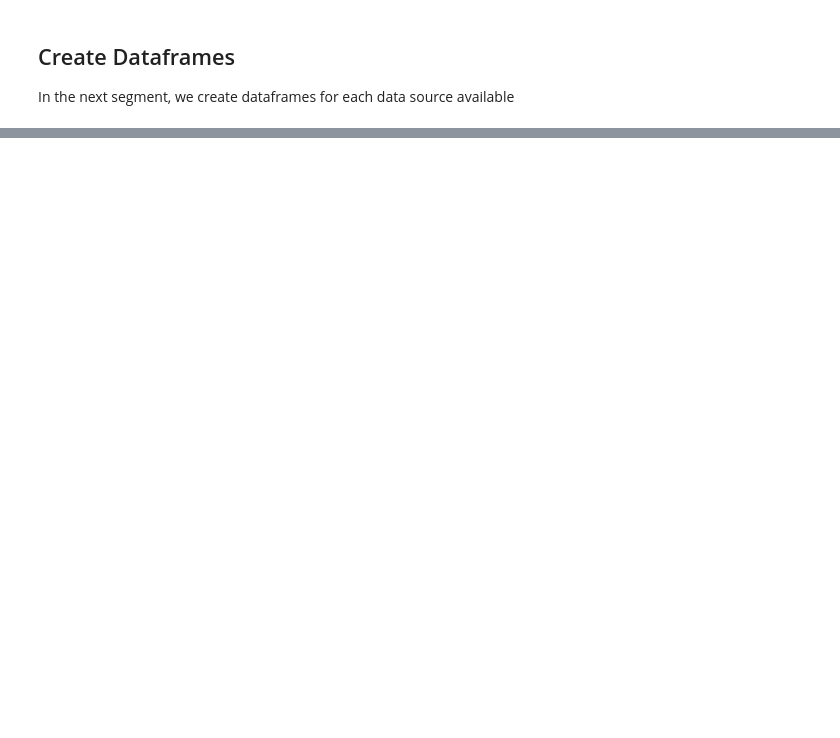
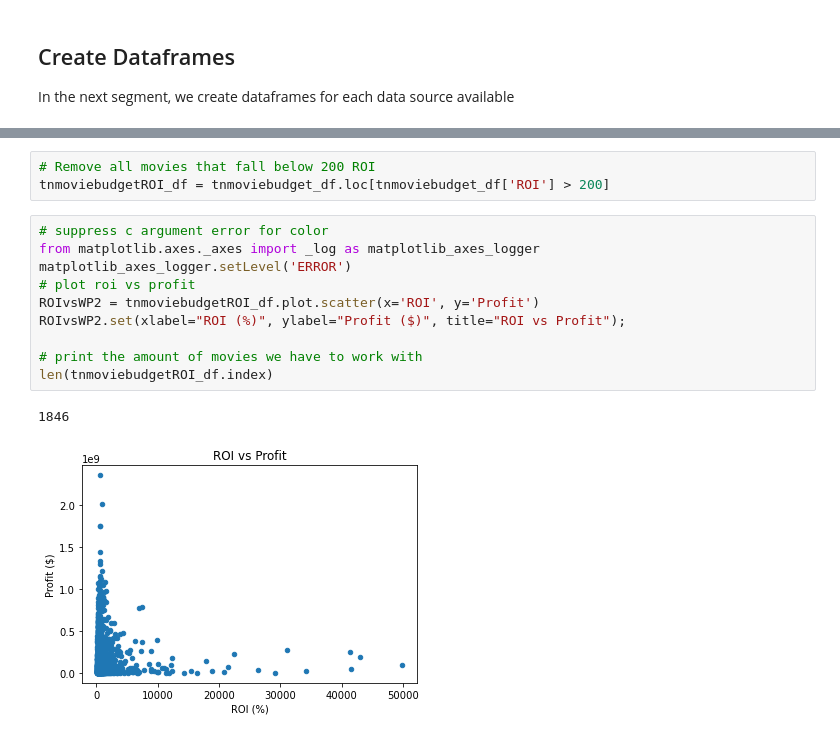
Before and after one commit to tfuger10/Microsoft-Movie-Studio-Analysis, a Jupyter notebook: student.ipynb, the cells around one changed output, grey strips where cells are left out. Cells and saved outputs as stored; diff of their text form; blank space fills up the shorter version.

```diff
--- a/student.ipynb
+++ b/student.ipynb
@@ -126,0 +284,16 @@ tnmoviebudget_df.drop()
+# %%
+# Remove all movies that fall below 200 ROI
+tnmoviebudgetROI_df = tnmoviebudget_df.loc[tnmoviebudget_df['ROI'] > 200]
+# %%
+# suppress c argument error for color
+from matplotlib.axes._axes import _log as matplotlib_axes_logger
+matplotlib_axes_logger.setLevel('ERROR')
+# plot roi vs profit
+ROIvsWP2 = tnmoviebudgetROI_df.plot.scatter(x='ROI', y='Profit')
+ROIvsWP2.set(xlabel="ROI (%)", ylabel="Profit ($)", title="ROI vs Profit");
+
+# print the amount of movies we have to work with
+len(tnmoviebudgetROI_df.index)
+# %% [output]
+1846
+[figure, added]
```
Also changed, not shown: parts of 80 cells of this notebook, 3 other files.
